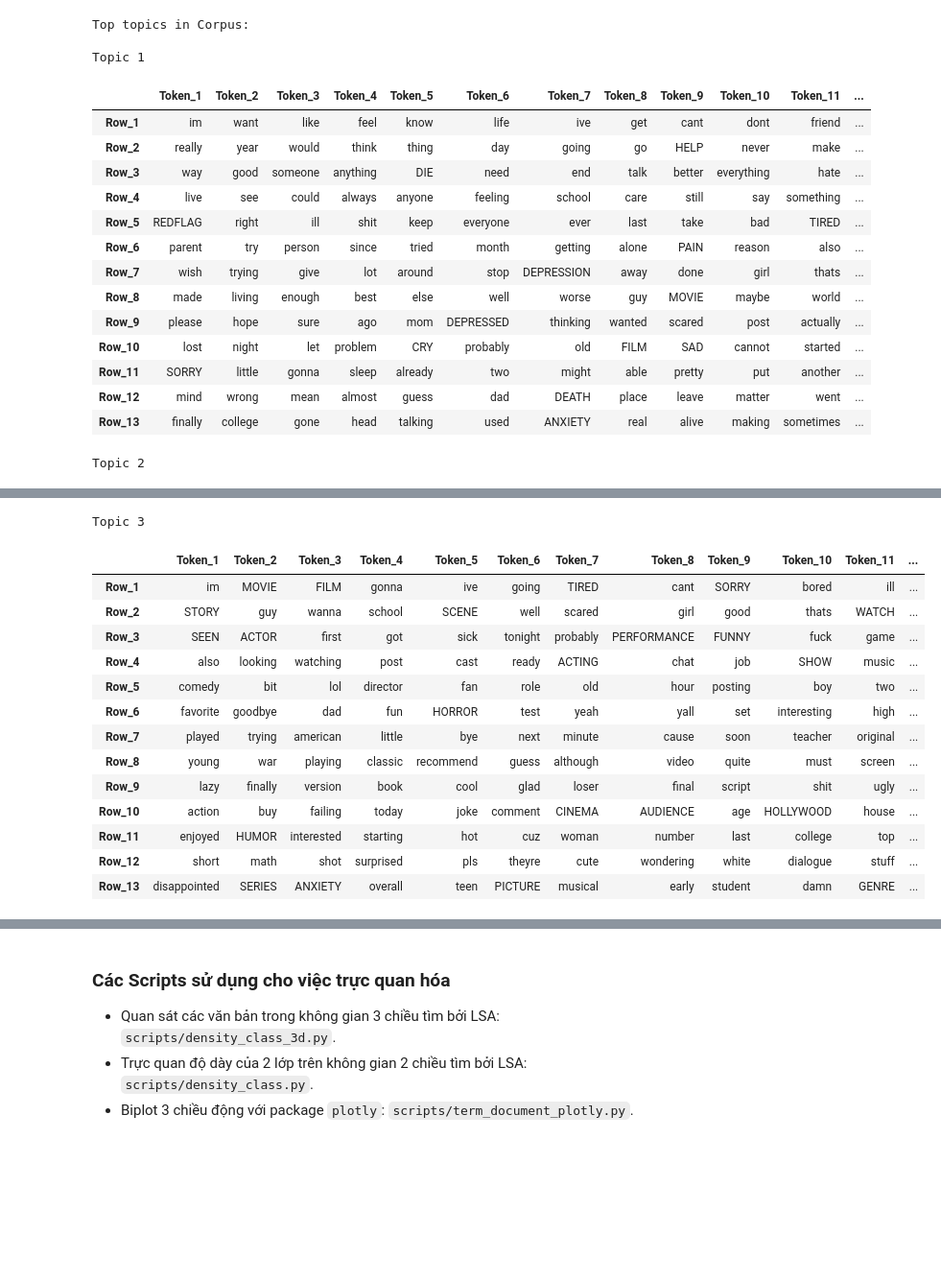
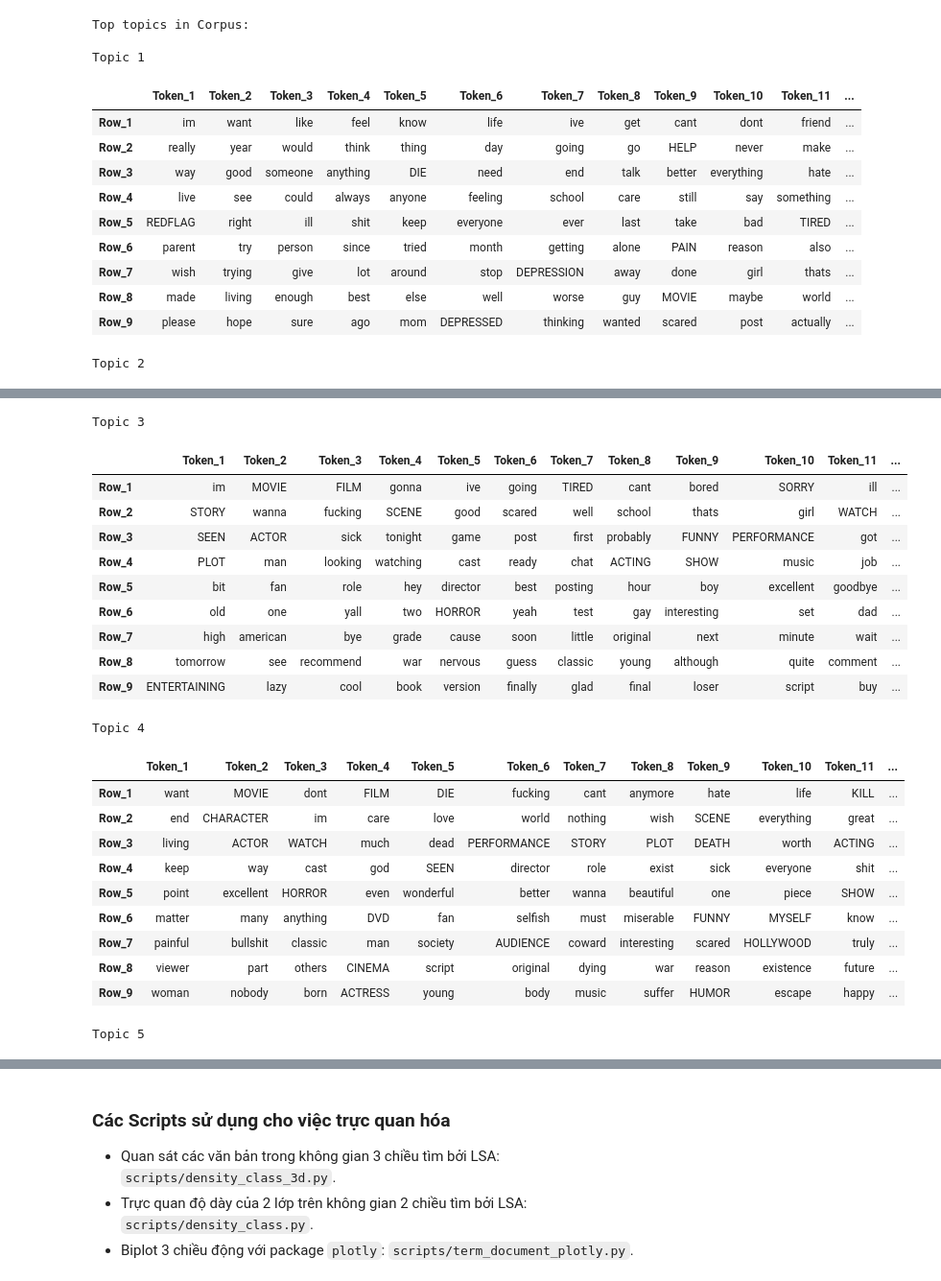
Before and after one commit to yuk068/mental-health-corpus, a Jupyter notebook: F_lsa_and_cosine.ipynb, the cells around one changed output, grey strips where cells are left out. Shown at 96% size. Drawn from its saved outputs; the diff is of its cells as text; code cells hidden in the pictures; blank space fills up the shorter version.

```diff
--- a/F_lsa_and_cosine.ipynb
+++ b/F_lsa_and_cosine.ipynb
@@ -136,8 +136,8 @@ highlight_terms = ['suicidal', 'depression', 'suicide', 'kill', 'myself', 'die',
 		   'dialouge', 'entertaining', 'hollywood', 'humor', 'star', 'horror', 'series',
 		   'genre', 'production', 'cinema', 'effect', 'audience', 'picture', 'actress']
 
-n_topics = 3
-n_top_words = 195
+n_topics = 5
+n_top_words = 135
 svd_model = TruncatedSVD(n_components=n_topics, random_state=42)
 
 X_cleaned_tfidf = vectorizer.fit_transform(corpus['text'])
@@ -158,10 +158,6 @@ Topic 1
 | Row_7 | wish | trying | give | lot | around | stop | DEPRESSION | away | done | girl | thats | ... |
 | Row_8 | made | living | enough | best | else | well | worse | guy | MOVIE | maybe | world | ... |
 | Row_9 | please | hope | sure | ago | mom | DEPRESSED | thinking | wanted | scared | post | actually | ... |
-| Row_10 | lost | night | let | problem | CRY | probably | old | FILM | SAD | cannot | started | ... |
-| Row_11 | SORRY | little | gonna | sleep | already | two | might | able | pretty | put | another | ... |
-| Row_12 | mind | wrong | mean | almost | guess | dad | DEATH | place | leave | matter | went | ... |
-| Row_13 | finally | college | gone | head | talking | used | ANXIETY | real | alive | making | sometimes | ... |
 Topic 2
 |  | Token_1 | Token_2 | Token_3 | Token_4 | Token_5 | Token_6 | Token_7 | Token_8 | Token_9 | Token_10 | Token_11 | ... |
 | Row_1 | MOVIE | FILM | one | CHARACTER | great | STORY | good | SCENE | well | see | also | ... |
@@ -180,15 +172,23 @@ Topic 2
 Topic 3
 |  | Token_1 | Token_2 | Token_3 | Token_4 | Token_5 | Token_6 | Token_7 | Token_8 | Token_9 | Token_10 | Token_11 | ... |
-| Row_1 | im | MOVIE | FILM | gonna | ive | going | TIRED | cant | SORRY | bored | ill | ... |
-| Row_2 | STORY | guy | wanna | school | SCENE | well | scared | girl | good | thats | WATCH | ... |
-| Row_3 | SEEN | ACTOR | first | got | sick | tonight | probably | PERFORMANCE | FUNNY | fuck | game | ... |
-| Row_4 | also | looking | watching | post | cast | ready | ACTING | chat | job | SHOW | music | ... |
-| Row_5 | comedy | bit | lol | director | fan | role | old | hour | posting | boy | two | ... |
-| Row_6 | favorite | goodbye | dad | fun | HORROR | test | yeah | yall | set | interesting | high | ... |
-| Row_7 | played | trying | american | little | bye | next | minute | cause | soon | teacher | original | ... |
-| Row_8 | young | war | playing | classic | recommend | guess | although | video | quite | must | screen | ... |
-| Row_9 | lazy | finally | version | book | cool | glad | loser | final | script | shit | ugly | ... |
-| Row_10 | action | buy | failing | today | joke | comment | CINEMA | AUDIENCE | age | HOLLYWOOD | house | ... |
-| Row_11 | enjoyed | HUMOR | interested | starting | hot | cuz | woman | number | last | college | top | ... |
-| Row_12 | short | math | shot | surprised | pls | theyre | cute | wondering | white | dialogue | stuff | ... |
-| Row_13 | disappointed | SERIES | ANXIETY | overall | teen | PICTURE | musical | early | student | damn | GENRE | ... |
+| Row_1 | im | MOVIE | FILM | gonna | ive | going | TIRED | cant | bored | SORRY | ill | ... |
+| Row_2 | STORY | wanna | fucking | SCENE | good | scared | well | school | thats | girl | WATCH | ... |
+| Row_3 | SEEN | ACTOR | sick | tonight | game | post | first | probably | FUNNY | PERFORMANCE | got | ... |
+| Row_4 | PLOT | man | looking | watching | cast | ready | chat | ACTING | SHOW | music | job | ... |
+| Row_5 | bit | fan | role | hey | director | best | posting | hour | boy | excellent | goodbye | ... |
+| Row_6 | old | one | yall | two | HORROR | yeah | test | gay | interesting | set | dad | ... |
+| Row_7 | high | american | bye | grade | cause | soon | little | original | next | minute | wait | ... |
+| Row_8 | tomorrow | see | recommend | war | nervous | guess | classic | young | although | quite | comment | ... |
+| Row_9 | ENTERTAINING | lazy | cool | book | version | finally | glad | final | loser | script | buy | ... |
+Topic 4
+|  | Token_1 | Token_2 | Token_3 | Token_4 | Token_5 | Token_6 | Token_7 | Token_8 | Token_9 | Token_10 | Token_11 | ... |
+| Row_1 | want | MOVIE | dont | FILM | DIE | fucking | cant | anymore | hate | life | KILL | ... |
+| Row_2 | end | CHARACTER | im | care | love | world | nothing | wish | SCENE | everything | great | ... |
+| Row_3 | living | ACTOR | WATCH | much | dead | PERFORMANCE | STORY | PLOT | DEATH | worth | ACTING | ... |
+| Row_4 | keep | way | cast | god | SEEN | director | role | exist | sick | everyone | shit | ... |
+| Row_5 | point | excellent | HORROR | even | wonderful | better | wanna | beautiful | one | piece | SHOW | ... |
+| Row_6 | matter | many | anything | DVD | fan | selfish | must | miserable | FUNNY | MYSELF | know | ... |
+| Row_7 | painful | bullshit | classic | man | society | AUDIENCE | coward | interesting | scared | HOLLYWOOD | truly | ... |
+| Row_8 | viewer | part | others | CINEMA | script | original | dying | war | reason | existence | future | ... |
+| Row_9 | woman | nobody | born | ACTRESS | young | body | music | suffer | HUMOR | escape | happy | ... |
+Topic 5
```
Also changed, not shown: parts of 3 cells of this notebook, 6 other files.
